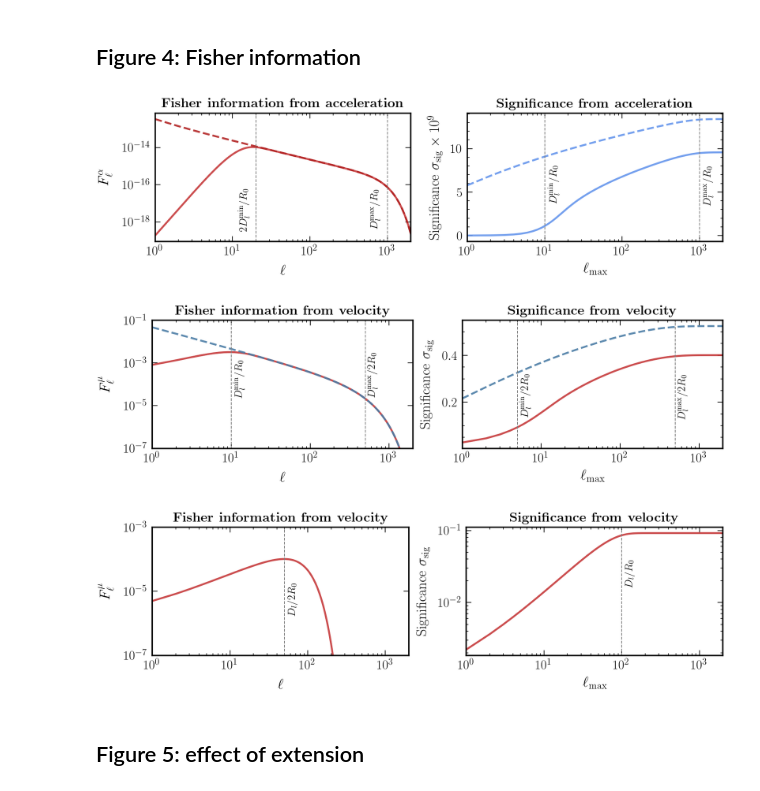
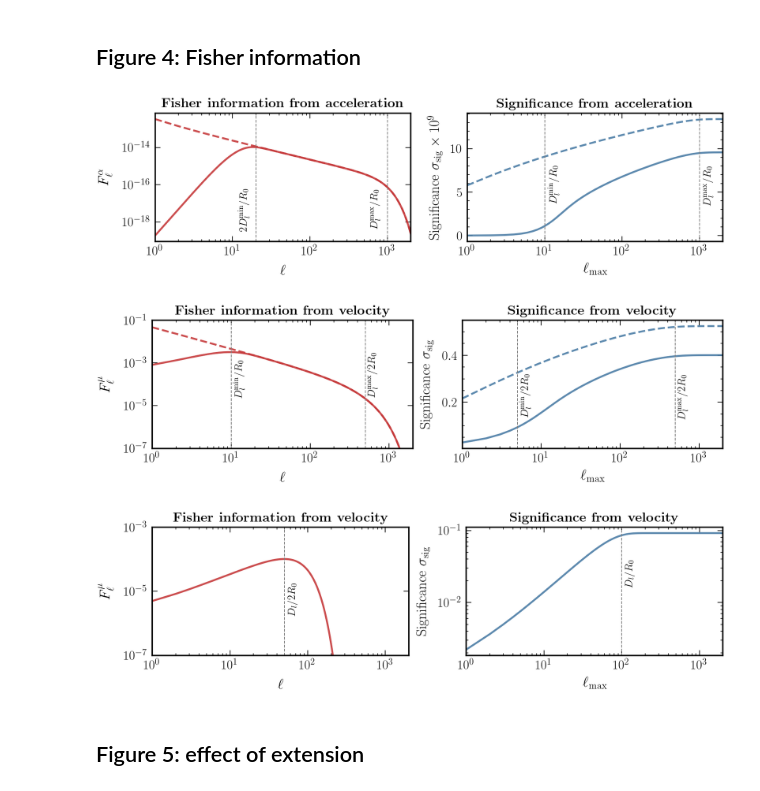
Before and after one commit to smsharma/astrometry-lensing-correlations, a Jupyter notebook: notebooks/03_scalings.ipynb, the cells around one changed output. Saved outputs shown, nothing was run; the diff lists cells and outputs as text; code cells hidden in the pictures.

```diff
--- a/notebooks/03_scalings.ipynb
+++ b/notebooks/03_scalings.ipynb
@@ -35,6 +35,7 @@ plots_dir = "/Users/smsharma/Dropbox/Projects/LensPowerSpectra/LensPower/Draft/p
 save_figs = True
 
 cols = ['firebrick', 'cornflowerblue'] + palettable.wesanderson.FantasticFox2_5.hex_colors
+cols_default = plt.rcParams['axes.prop_cycle'].by_key()['color']
 # %% [output]
 examples.directory is deprecated; in the future, examples will be found relative to the 'datapath' directory.
   "found relative to the 'datapath' directory.".format(key))
@@ -172,7 +173,7 @@ l_ary = np.arange(1,2000)
 f, (ax1, ax2) = plt.subplots(1, 2, figsize=(13/1.1,4/1.1))
 
 ax1.plot(l_ary, F_alpha(M_0, R_0,  v_l, 1, l_ary, Dl_min, Dl_max, sigma_alpha, N_q_alpha))
-ax1.plot(l_ary, F_alpha(M_0, R_0,  v_l, 1, l_ary, 1e-12 * kpc, Dl_max, sigma_alpha, N_q_alpha), color=cols[0],ls='--')
+ax1.plot(l_ary, F_alpha(M_0, R_0,  v_l, 1, l_ary, 1e-12 * kpc, Dl_max, sigma_alpha, N_q_alpha), color=cols_default[0],ls='--')
 ax1.axvline(2 * Dl_min / R_0, ls='--', color='grey', lw=1.)
 ax1.text(10** (np.log10(2 * Dl_min / R_0) - .2 ), 2e-17, '$2 D_l^\mathrm{min}/R_0$',rotation=90, fontsize=14)
 ax1.axvline(Dl_max / R_0, ls='--', color='grey', lw=1.)
@@ -186,8 +187,8 @@ ax1.set_title(r"\textbf{Fisher information from acceleration}")
 
 ax1.set_xlim(min(l_ary), max(l_ary))
 
-ax2.plot(l_ary, np.sqrt(np.cumsum(F_alpha(M_0, R_0,  v_l, 1, l_ary, Dl_min, Dl_max, sigma_mu, N_q_alpha))) / 1e-9, color=cols[1])
-ax2.plot(l_ary, np.sqrt(np.cumsum(F_alpha(M_0, R_0,  v_l, 1, l_ary, 1e-12 * kpc, Dl_max, sigma_mu, N_q_alpha))) / 1e-9, color=cols[1],ls='--')
+ax2.plot(l_ary, np.sqrt(np.cumsum(F_alpha(M_0, R_0,  v_l, 1, l_ary, Dl_min, Dl_max, sigma_mu, N_q_alpha))) / 1e-9, color=cols_default[1])
+ax2.plot(l_ary, np.sqrt(np.cumsum(F_alpha(M_0, R_0,  v_l, 1, l_ary, 1e-12 * kpc, Dl_max, sigma_mu, N_q_alpha))) / 1e-9, color=cols_default[1],ls='--')
 ax2.axvline(Dl_max / R_0, ls='--', color='grey', lw=1.)
 ax2.text(10** (np.log10(Dl_max / R_0) + .07 ), 7e-9 / 1e-9, '$D_l^\mathrm{max}/R_0$',rotation=90, fontsize=14)
 ax2.axvline(Dl_min / R_0, ls='--', color='grey', lw=1.)
@@ -206,14 +207,14 @@ plt.tight_layout()
 if save_figs:
     plt.savefig(plots_dir + "fisher_alpha.pdf")
 # %% [output]
-[figure, old version]
+[figure, new version]
 # %%
 l_ary = np.arange(1,2000)
 
 f, (ax1, ax2) = plt.subplots(1, 2, figsize=(13/1.1,4/1.1))
 
-ax1.plot(l_ary, F(M_0, R_0,  v_l, 1, l_ary, Dl_min, Dl_max, sigma_mu, N_q_mu))
-ax1.plot(l_ary, F(M_0, R_0,  v_l, 1, l_ary, 1e-22*kpc, Dl_max, sigma_mu, N_q_mu),ls='--')
+ax1.plot(l_ary, F(M_0, R_0,  v_l, 1, l_ary, Dl_min, Dl_max, sigma_mu, N_q_mu), c=cols_default[0])
+ax1.plot(l_ary, F(M_0, R_0,  v_l, 1, l_ary, 1e-22*kpc, Dl_max, sigma_mu, N_q_mu),ls='--', c=cols_default[0])
 ax1.axvline(Dl_min / R_0, ls='--', color='grey', lw=1.)
 ax1.text(10** (np.log10(Dl_min / R_0) + .05 ), 5e-4, '$D_l^\mathrm{min}/R_0$',rotation=90, fontsize=14)
 ax1.axvline(Dl_max / R_0 / 2., ls='--', color='grey', lw=1.)
@@ -221,42 +222,42 @@ ax1.text(10** (np.log10(Dl_max / R_0 / 2.) + .05 ), 12e-4, '$D_l^\mathrm{max}/2R
 
 ax1.set_xlabel('$\ell$')
 ax1.set_ylabel(r'$F_\ell^{\mu}$')
 ax1.set_xscale("log")
 ax1.set_yscale("log")
 ax1.set_title(r"\textbf{Fisher information from velocity}")
 ax1.set_xlim(min(l_ary), max(l_ary))
 ax1.set_ylim(1e-7, .1)
 
 
 
-ax2.plot(l_ary, np.sqrt(np.cumsum(F(M_0, R_0, v_l, 1, l_ary, Dl_min, Dl_max, sigma_mu, N_q_mu))))
-ax2.plot(l_ary, np.sqrt(np.cumsum(F(M_0, R_0, v_l, 1, l_ary, 1e-12*kpc, Dl_max, sigma_mu, N_q_mu))),ls='--')
+ax2.plot(l_ary, np.sqrt(np.cumsum(F(M_0, R_0, v_l, 1, l_ary, Dl_min, Dl_max, sigma_mu, N_q_mu))), c=cols_default[1])
+ax2.plot(l_ary, np.sqrt(np.cumsum(F(M_0, R_0, v_l, 1, l_ary, 1e-12*kpc, Dl_max, sigma_mu, N_q_mu))),ls='--', c=cols_default[1])
 
 ax2.axvline(Dl_max / (2 * R_0), ls='--', color='grey', lw=1.)
 ax2.text(10** (np.log10(Dl_max / (2 * R_0)) + .05 ), .28, '$D_l^\mathrm{max}/ 2R_0$',rotation=90, fontsize=14)
 ax2.axvline(Dl_min / (2 * R_0), ls='--', color='grey', lw=1.)
 ax2.text(10** (np.log10(Dl_min / (2 * R_0)) + .05 ), .28, '$D_l^\mathrm{min}/ 2R_0$',rotation=90, fontsize=14)
 
 ax2.set_xlabel('$\ell_\mathrm{max}$')
 ax2.set_ylabel('Significance $\sigma_\mathrm{sig}$')
 ax2.set_xscale("log")
 # ax2.set_yscale("log")
 
 ax2.set_title(r"\textbf{Significance from velocity}")
 ax2.set_xlim(min(l_ary), max(l_ary))
 
 plt.tight_layout()
 
 if save_figs:
     plt.savefig(plots_dir + "fisher_mu.pdf")
 # %% [output]
-[figure, old version]
+[figure, new version]
 # %%
 l_ary = np.arange(1,2000)
 
 f, (ax1, ax2) = plt.subplots(1, 2, figsize=(13/1.1,4/1.1))
 
-ax1.plot(l_ary, F_single(M_0, R_0, v_l, 1, l_ary, Dl, sigma_mu, N_q_mu))
+ax1.plot(l_ary, F_single(M_0, R_0, v_l, 1, l_ary, Dl, sigma_mu, N_q_mu), c=cols_default[0])
 ax1.axvline(0.5 * Dl / R_0, ls='--', color='grey', lw=1.)
 ax1.text(10** (np.log10(0.5 * Dl / R_0) + .05 ), 1e-5, '$D_l/2R_0$',rotation=90, fontsize=14)
 
@@ -268,7 +269,7 @@ ax1.set_title(r"\textbf{Fisher information from velocity}")
 ax1.set_xlim(min(l_ary), max(l_ary))
 ax1.set_ylim(1e-7,1e-3)
 
-ax2.plot(l_ary, np.sqrt(np.cumsum(F_single(1e8 * M_s, R_0,  1e-3, 1, l_ary, Dl, sigma_mu, 1e8))))
+ax2.plot(l_ary, np.sqrt(np.cumsum(F_single(1e8 * M_s, R_0,  1e-3, 1, l_ary, Dl, sigma_mu, 1e8))), c=cols_default[1])
 ax2.axvline(Dl / (R_0), ls='--', color='grey', lw=1.)
 ax2.text(10** (np.log10(Dl / R_0) + .05 ), 3e-2, '$D_l/R_0$',rotation=90, fontsize=14)
 
@@ -285,7 +286,7 @@ plt.tight_layout()
 if save_figs:
     plt.savefig(plots_dir + "fisher_mu_single.pdf")
 # %% [output]
-[figure, old version]
+[figure, new version]
 # %% [markdown]
 ## Figure 5: effect of extension
 # %%
```
Also changed, not shown: 9 other files.
